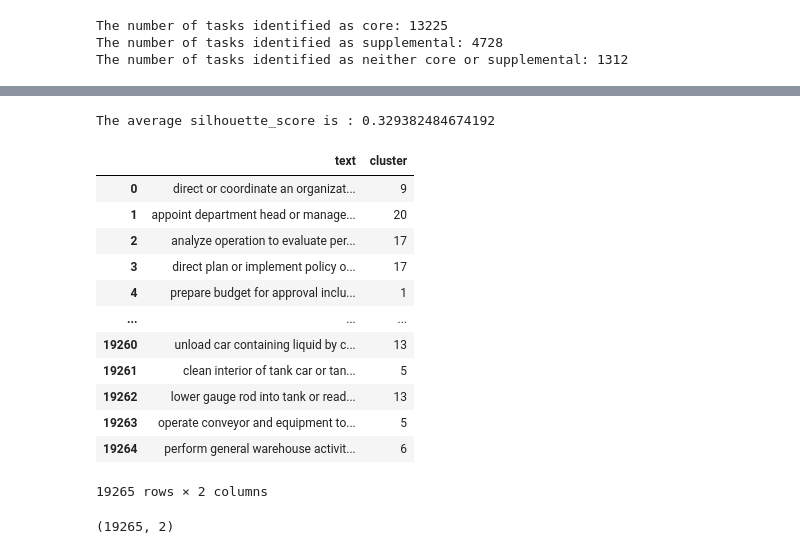
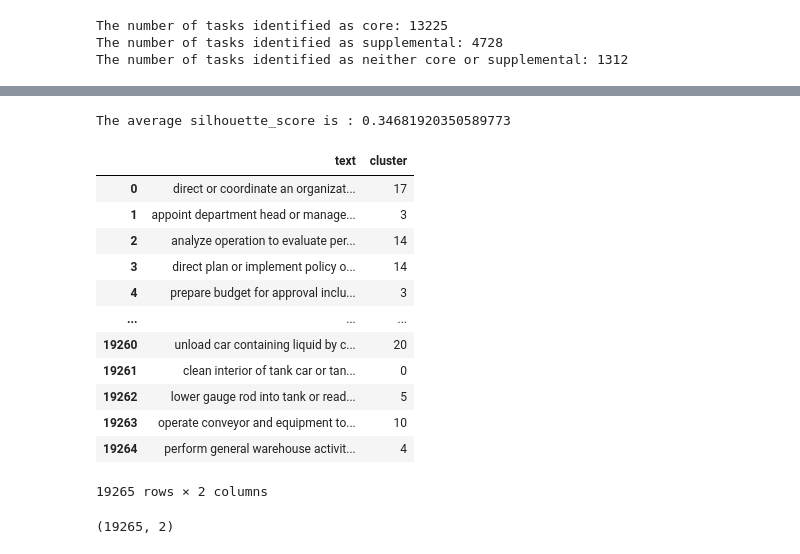
Before and after one commit to Josh-Hiz/Job-Task-Analysis, a Jupyter notebook: TaskAnalysis.ipynb, the cells around one changed output, grey strips where cells are left out. Cells and saved outputs as stored; diff of their text form; code cells hidden in the pictures.

```diff
--- a/TaskAnalysis.ipynb
+++ b/TaskAnalysis.ipynb
@@ -156,40 +184,43 @@ df
 # %%
 from sklearn.feature_extraction.text import TfidfVectorizer
 from sklearn.cluster import KMeans
 from sklearn.metrics import silhouette_score
 from sklearn import preprocessing
 from sklearn.decomposition import PCA
+from sklearn.metrics.pairwise import cosine_similarity
 
 
 vectorizer = TfidfVectorizer()
 processed_text = df['Processed Tasks'].tolist()
 X = vectorizer.fit_transform(processed_text)
+arr = X.toarray()
+arr = cosine_similarity(arr)
 pca = PCA(n_components=2)
-X_pca = pca.fit_transform(X.toarray())
+X_pca = pca.fit_transform(arr)
 
 k = 21
 kmeans = KMeans(n_clusters = k,init='k-means++',max_iter=300,n_init=15, random_state=42)
 kmeans.fit(X_pca)
 silhouette_avg = silhouette_score(X_pca, kmeans.labels_)
 print("The average silhouette_score is :", silhouette_avg)
 df['Labels'] = kmeans.labels_
 clusters = kmeans.labels_.tolist()
 texts_df = pd.DataFrame({'text':processed_text,'cluster':clusters})
 texts_df
 # %% [output]
-The average silhouette_score is : 0.329382484674192
+The average silhouette_score is : 0.34681920350589773
 |  | text | cluster |
-| 0 | direct or coordinate an organizat... | 9 |
-| 1 | appoint department head or manage... | 20 |
-| 2 | analyze operation to evaluate per... | 17 |
-| 3 | direct plan or implement policy o... | 17 |
-| 4 | prepare budget for approval inclu... | 1 |
+| 0 | direct or coordinate an organizat... | 17 |
+| 1 | appoint department head or manage... | 3 |
+| 2 | analyze operation to evaluate per... | 14 |
+| 3 | direct plan or implement policy o... | 14 |
+| 4 | prepare budget for approval inclu... | 3 |
 | ... | ... | ... |
-| 19260 | unload car containing liquid by c... | 13 |
-| 19261 | clean interior of tank car or tan... | 5 |
-| 19262 | lower gauge rod into tank or read... | 13 |
-| 19263 | operate conveyor and equipment to... | 5 |
-| 19264 | perform general warehouse activit... | 6 |
+| 19260 | unload car containing liquid by c... | 20 |
+| 19261 | clean interior of tank car or tan... | 0 |
+| 19262 | lower gauge rod into tank or read... | 5 |
+| 19263 | operate conveyor and equipment to... | 10 |
+| 19264 | perform general warehouse activit... | 4 |
 19265 rows × 2 columns
 # %%
 texts_df.to_excel('/content/drive/MyDrive/Data/Task Analysis/Generated Data/Text Clustering Data.xlsx')
```
Also changed, not shown: parts of 29 cells of this notebook, 4 other files.
